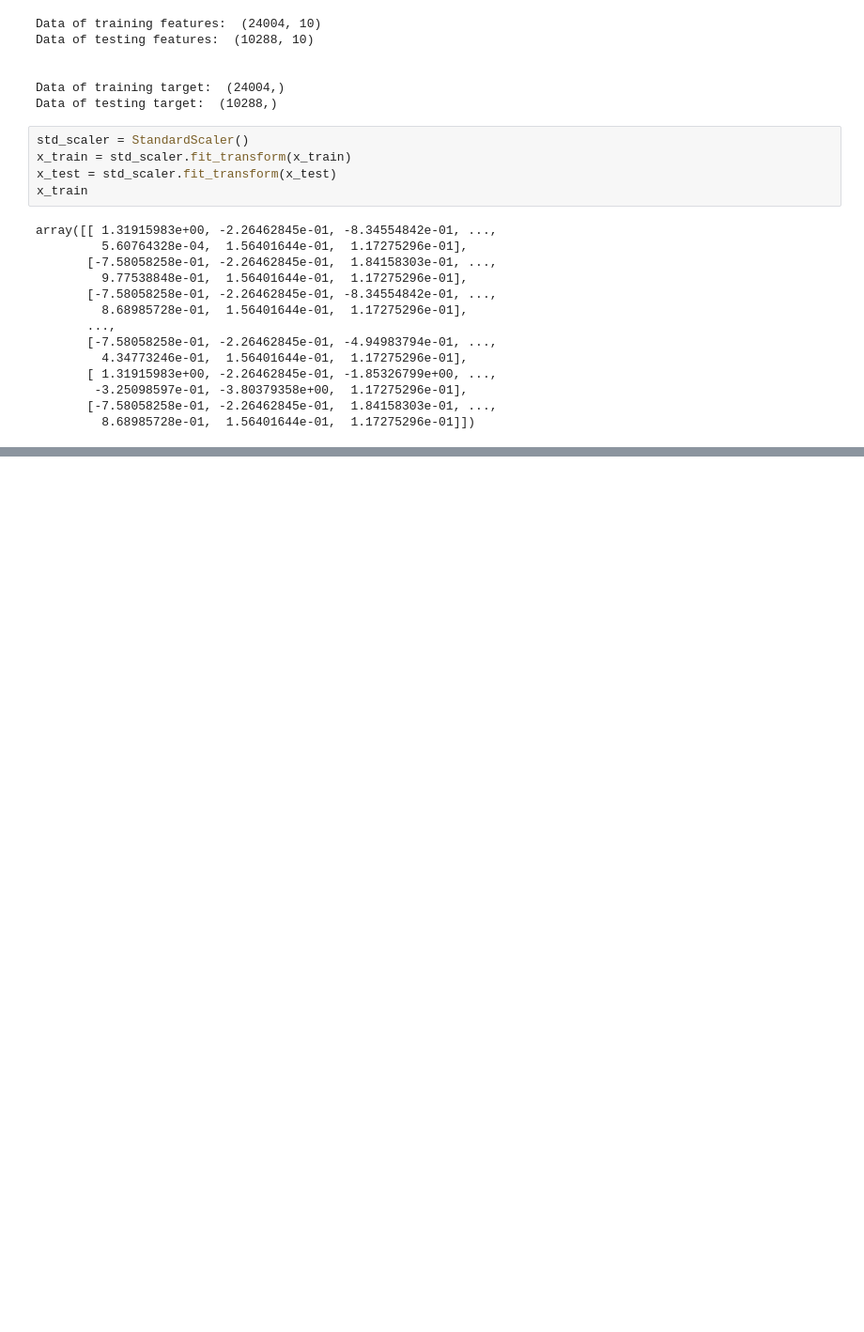
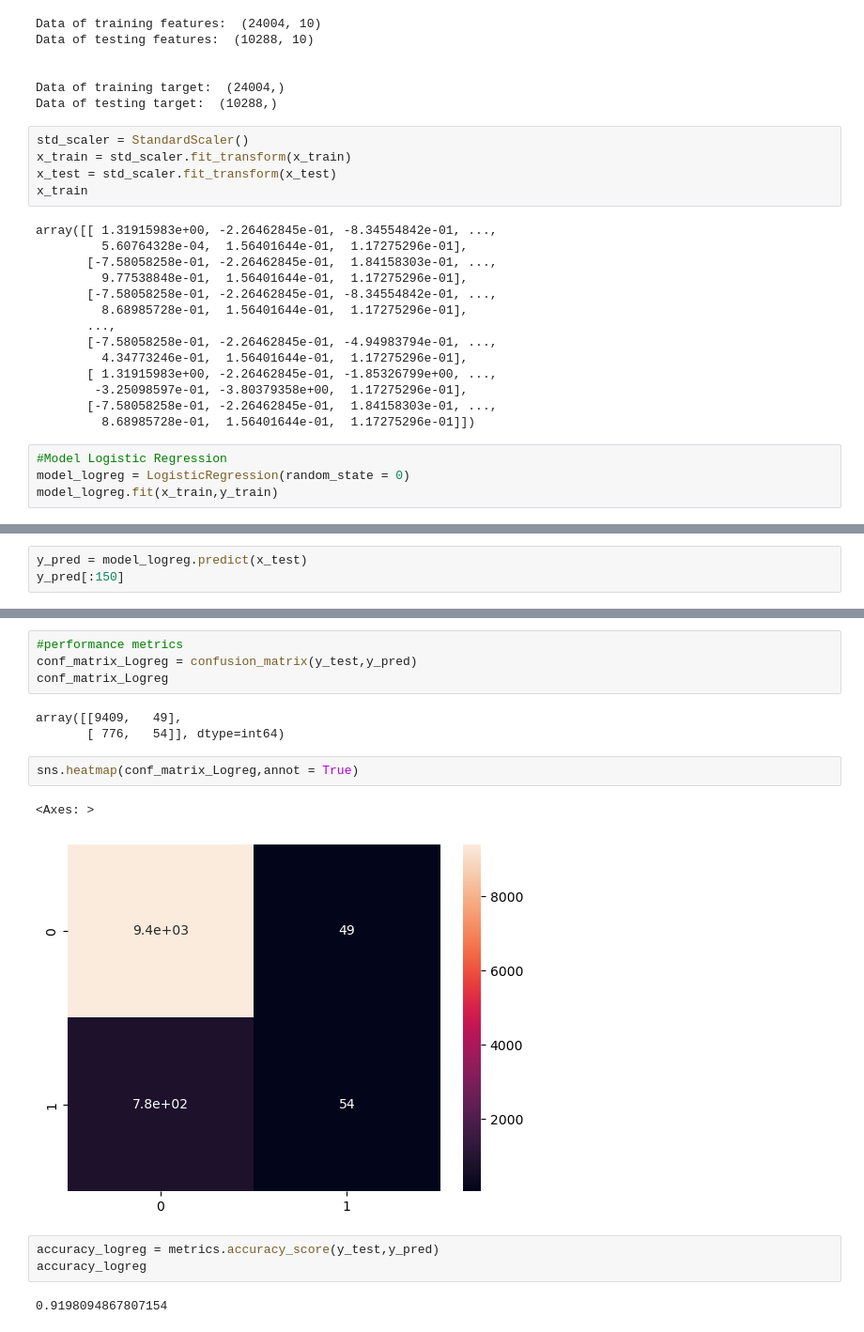
Before and after one commit to TirumaniSrilakshmi/YourCabs-ML-project, a Jupyter notebook: travelType2.ipynb, the cells around one changed output, grey strips where cells are left out. Shown at 94% size. Cells and saved outputs as stored; diff of their text form; blank space fills up the shorter version.

```diff
--- a/travelType2.ipynb
+++ b/travelType2.ipynb
@@ -118,3 +118,7 @@ array([[ 1.31915983e+00, -2.26462845e-01, -8.34554842e-01, ...,
         -3.25098597e-01, -3.80379358e+00,  1.17275296e-01],
        [-7.58058258e-01, -2.26462845e-01,  1.84158303e-01, ...,
          8.68985728e-01,  1.56401644e-01,  1.17275296e-01]])
+# %%
+#Model Logistic Regression
+model_logreg = LogisticRegression(random_state = 0)
+model_logreg.fit(x_train,y_train)
@@ -120,0 +127,3 @@ array([[ 1.31915983e+00, -2.26462845e-01, -8.34554842e-01, ...,
+# %%
+y_pred = model_logreg.predict(x_test)
+y_pred[:150]
@@ -120,0 +148,17 @@ array([[ 1.31915983e+00, -2.26462845e-01, -8.34554842e-01, ...,
+# %%
+#performance metrics
+conf_matrix_Logreg = confusion_matrix(y_test,y_pred)
+conf_matrix_Logreg
+# %% [output]
+array([[9409,   49],
+       [ 776,   54]], dtype=int64)
+# %%
+sns.heatmap(conf_matrix_Logreg,annot = True)
+# %% [output]
+<Axes: >
+[figure, added]
+# %%
+accuracy_logreg = metrics.accuracy_score(y_test,y_pred)
+accuracy_logreg
+# %% [output]
+0.9198094867807154
```
Also changed, not shown: parts of 8 cells of this notebook, 1 other file.
